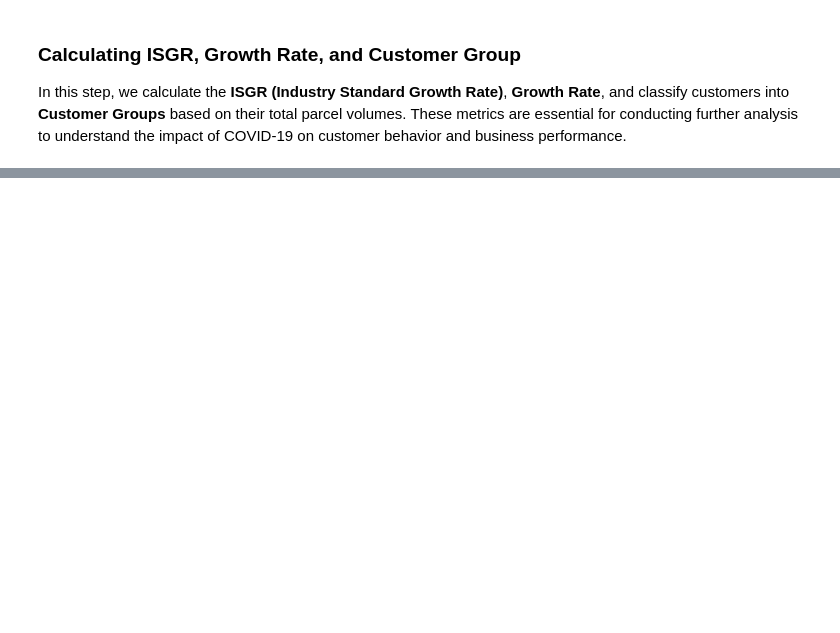
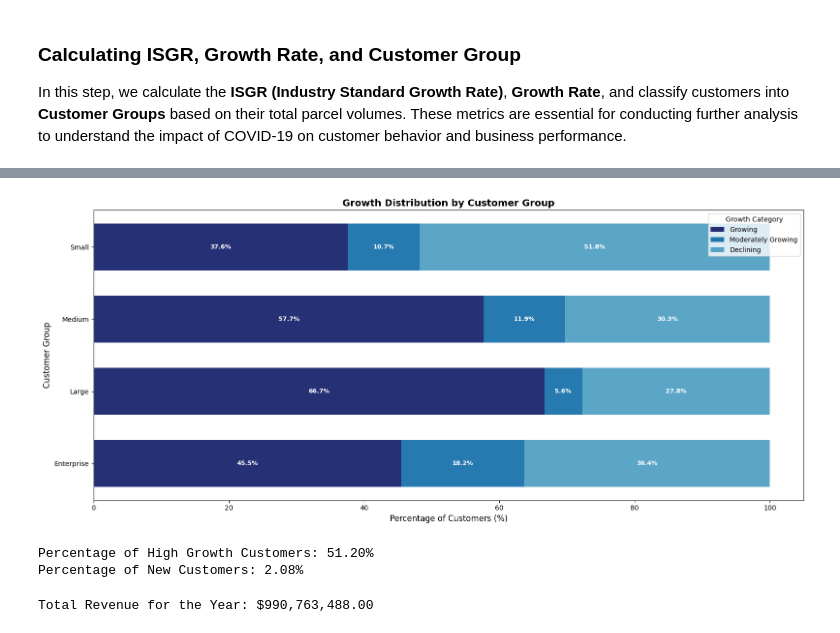
Before and after one commit to luvgadhvi/parcel-analysis, a Jupyter notebook: Final_Project_Group_2.ipynb, the cells around one changed output, grey strips where cells are left out. Cells and saved outputs as stored; diff of their text form; code cells hidden in the pictures; blank space fills up the shorter version.

```diff
--- a/Final_Project_Group_2.ipynb
+++ b/Final_Project_Group_2.ipynb
@@ -744,0 +855,75 @@ plt.show()
+# %%
+# Define the conditions for categorizing ISGR
+conditions = [
+    customer_total_volume['ISGR (%)'] > 10,    # Growing
+    (customer_total_volume['ISGR (%)'] >= 0) & (customer_total_volume['ISGR (%)'] <= 10),  # Moderately Growing
+    customer_total_volume['ISGR (%)'] < 0   # Declining
+]
+choices = ['Growing', 'Moderately Growing', 'Declining']
+customer_total_volume['ISGR_Category'] = np.select(conditions, choices)
+
+# Group the data by Customer_Group and ISGR_Category
+grouped_data = customer_total_volume.groupby(['Customer_Group', 'ISGR_Category']).size().unstack(fill_value=0)
+
+# Calculate percentages for stacked bars
+grouped_percentages = grouped_data.div(grouped_data.sum(axis=1), axis=0) * 100
+
+# Define the valid categories and colors
+valid_categories = ['Growing', 'Moderately Growing', 'Declining']
+colors = {'Growing': '#000b5d', 'Moderately Growing': '#0063a1', 'Declining': '#3e95be'}
+
+# Plot the horizontally stacked bar chart
+fig, ax = plt.subplots(figsize=(16, 7))  # Increased figure size for clarity
+
+y_positions = np.arange(len(grouped_percentages.index))  # Numeric positions for y-axis
+bar_height = 0.65  # Height of each bar
+
+bottoms = np.zeros(len(grouped_percentages.index))
+
+for category in valid_categories:
+
+    values = grouped_percentages[category].values if category in grouped_percentages.columns else np.zeros(len(y_positions))
+    ax.barh(y_positions, values, height=bar_height, label=category, color=colors[category], left=bottoms, alpha=0.85)
+    bottoms += values
+
+
+    for pos, value, bottom in zip(y_positions, values, bottoms):
+        if value > 0:
+            ax.text(bottom - value / 2, pos, f'{value:.1f}%', ha='center', va='center', fontsize=9, fontweight='bold', color='white')
+
+
+ax.set_yticks(y_positions)
+ax.set_yticklabels(grouped_percentages.index, fontsize=10)
+
+
+ax.set_title('Growth Distribution by Customer Group', fontsize=14, fontweight='bold')
+ax.set_ylabel('Customer Group', fontsize=12)
+ax.set_xlabel('Percentage of Customers (%)', fontsize=12)
+
+ax.legend(title='Growth Category', fontsize=10)
+
+
+plt.tight_layout()
+plt.show()
+# %% [output]
+[figure, added]
+# %%
+high_growth_customers = customer_total_volume[customer_total_volume['Customer_Label'] == 'High Growth Customers']
+new_customers = customer_total_volume[customer_total_volume['Customer_Label'] == 'New Customers']
+
+total_customers = len(customer_total_volume)
+
+
+high_growth_percentage = (len(high_growth_customers) / total_customers) * 100
+new_customer_percentage = (len(new_customers) / total_customers) * 100
+
+print(f"Percentage of High Growth Customers: {high_growth_percentage:.2f}%")
+print(f"Percentage of New Customers: {new_customer_percentage:.2f}%")
+# %% [output]
+Percentage of High Growth Customers: 51.20%
+Percentage of New Customers: 2.08%
+# %%
+total_revenue = customer_total_volume['COVID_Revenue'].sum()
+print(f"Total Revenue for the Year: ${total_revenue:,.2f}")
+# %% [output]
+Total Revenue for the Year: $990,763,488.00
```
Also changed, not shown: parts of 21 cells of this notebook, 1 other file.
